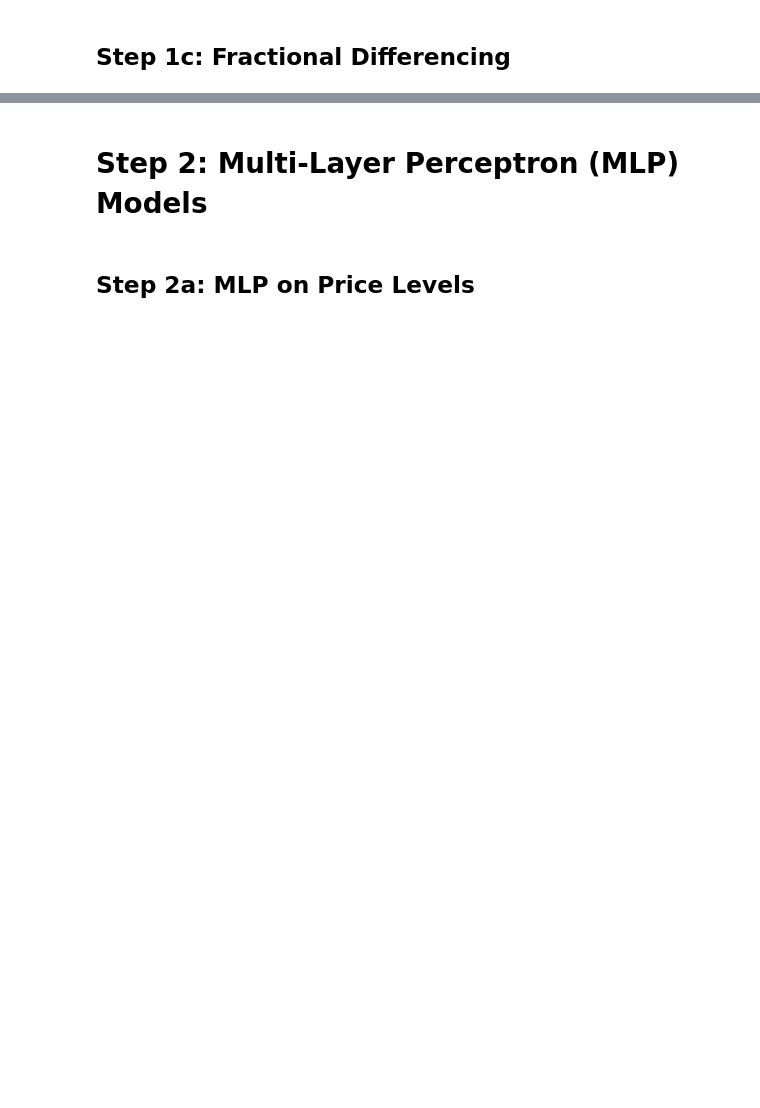
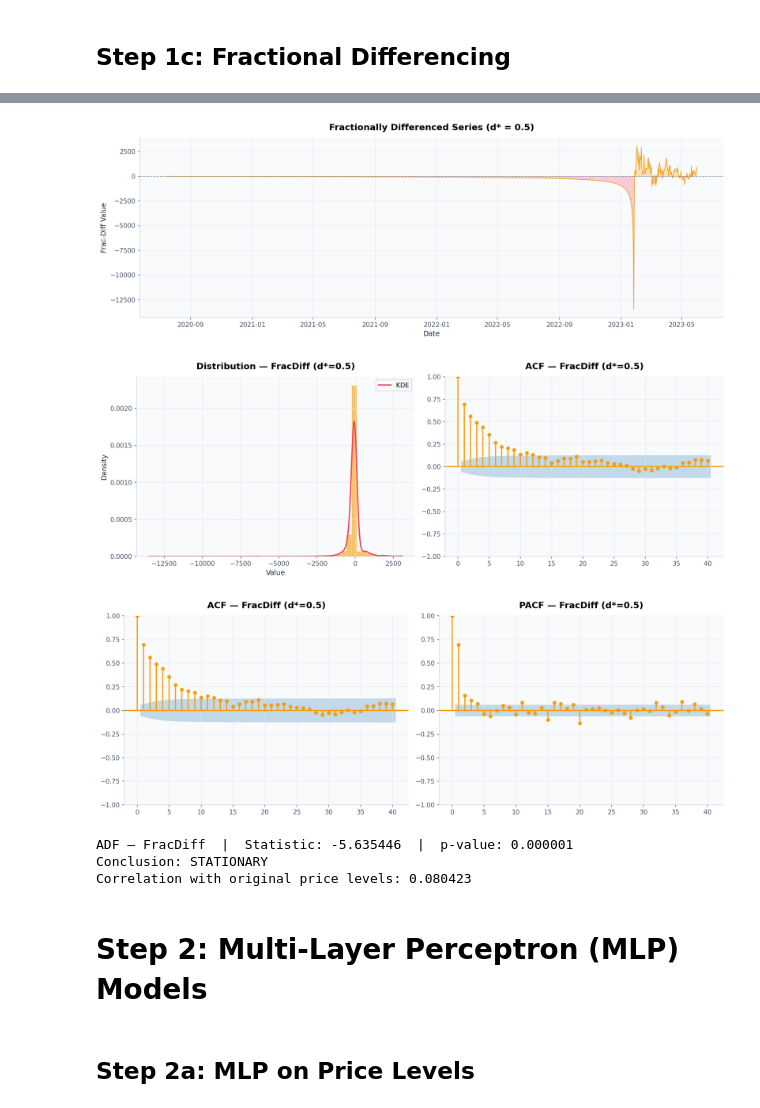
Before and after one commit to QuantSingularity/CNN-MLP-GAF-Deep-Learning-Finance, a Jupyter notebook: BTC_MLP_CNN_GAF_Forecasting.ipynb, the cells around one changed output, grey strips where cells are left out. Saved outputs shown, nothing was run; the diff lists cells and outputs as text; code cells hidden in the pictures; blank space fills up the shorter version.

```diff
--- a/BTC_MLP_CNN_GAF_Forecasting.ipynb
+++ b/BTC_MLP_CNN_GAF_Forecasting.ipynb
@@ -54,22 +145,20 @@ Random seeds set to: 42
 # %%
-# Download BTC-USD data from Yahoo Finance
-print("Downloading BTC-USD data from Yahoo Finance...")
-df = yf.download("BTC-USD", start="2018-01-01", end="2023-06-01", auto_adjust=True, progress=False)
+print(f"Downloading {TICKER} data from Yahoo Finance...")
+df = yf.download(TICKER, start=START_DATE, end=END_DATE,
+                 auto_adjust=True, progress=False)
 
-# Handle MultiIndex columns if present
 if isinstance(df.columns, pd.MultiIndex):
     df.columns = df.columns.get_level_values(0)
 
-close = df["Close"].dropna()
-close = close.iloc[:2000]
+close = df["Close"].dropna().iloc[:MAX_ROWS]
 
-# Verify data quality
 if len(close) < 500:
-    raise ValueError(f"ERROR: Only {len(close)} rows downloaded. Check internet connection or yfinance version.")
+    raise ValueError(f"Only {len(close)} rows downloaded — check connection.")
 
-print(f"\nTicker: BTC-USD | Rows loaded: {len(close)} | From: {close.index[0].date()} | To: {close.index[-1].date()}")
-print(f"Data range: {close.min():.2f} to {close.max():.2f}")
-print("\nFirst 5 observations:")
+print(f"Ticker   : {TICKER}")
+print(f"Rows     : {len(close)}")
+print(f"From     : {close.index[0].date()}  →  To: {close.index[-1].date()}")
+print(f"Range    : {close.min():.2f} — {close.max():.2f}")
 print(close.head())
 # %% [output]
 Downloading BTC-USD data from Yahoo Finance...
@@ -521,3 +397,50 @@ Correlation with original price levels: 1.000000
+# %%
+# — FracDiff series —
+fig, ax = plt.subplots(figsize=FIG_SIZE)
+ax.fill_between(frac_diff_series.index, frac_diff_series.values, 0,
+                where=(frac_diff_series.values >= 0), alpha=0.25, color=C['amber'])
+ax.fill_between(frac_diff_series.index, frac_diff_series.values, 0,
+                where=(frac_diff_series.values < 0),  alpha=0.25, color=C['rose'])
+ax.plot(frac_diff_series.index, frac_diff_series.values, color=C['amber'], lw=0.9)
+ax.axhline(0, color=C['slate'], ls='--', lw=1, alpha=0.7)
+ax.set_title(f'Fractionally Differenced Series (d* = {optimal_d})')
+ax.set_xlabel('Date'); ax.set_ylabel('Frac-Diff Value')
+plt.tight_layout(); plt.show()
+
+# — Distribution + ACF —
+fig, axes = plt.subplots(1, 2, figsize=FIG_SIZE)
+axes[0].hist(frac_diff_series.values, bins=50, density=True, color=C['amber'],
+             alpha=0.6, edgecolor='white', linewidth=0.4)
+x_f = np.linspace(frac_diff_series.min(), frac_diff_series.max(), 300)
+axes[0].plot(x_f, gaussian_kde(frac_diff_series.values)(x_f), color=C['rose'], lw=2, label='KDE')
+axes[0].set_title(f'Distribution — FracDiff (d*={optimal_d})')
+axes[0].set_xlabel('Value'); axes[0].set_ylabel('Density'); axes[0].legend()
+plot_acf(frac_diff_series.values, lags=40, ax=axes[1],
+         title=f'ACF — FracDiff (d*={optimal_d})',
+         color=C['amber'], vlines_kwargs={'colors': C['amber']})
+plt.tight_layout(); plt.show()
+
+# — ACF / PACF —
+fig, axes = plt.subplots(1, 2, figsize=FIG_SIZE)
+plot_acf(frac_diff_series.values,  lags=40, ax=axes[0],
+         title=f'ACF — FracDiff (d*={optimal_d})',
+         color=C['amber'], vlines_kwargs={'colors': C['amber']})
+plot_pacf(frac_diff_series.values, lags=40, ax=axes[1],
+          title=f'PACF — FracDiff (d*={optimal_d})', method='ywm',
+          color=C['amber'], vlines_kwargs={'colors': C['amber']})
+plt.tight_layout(); plt.show()
+
+adf_frac = adfuller(frac_diff_series.values)
+print(f"ADF — FracDiff  |  Statistic: {adf_frac[0]:.6f}  |  p-value: {adf_frac[1]:.6f}")
+print(f"Conclusion: {'STATIONARY' if adf_frac[1] < 0.05 else 'NON-STATIONARY'}")
+print(f"Correlation with original price levels: {frac_diff_series.reindex(close.index).corr(close):.6f}")
+# %% [output]
+[figure, added]
+[figure, added]
+[figure, added]
+ADF — FracDiff  |  Statistic: -5.635446  |  p-value: 0.000001
+Conclusion: STATIONARY
+Correlation with original price levels: 0.080423
 # %% [markdown]
 # Step 2: Multi-Layer Perceptron (MLP) Models
 # %% [markdown]
```
Also changed, not shown: parts of 38 cells of this notebook.
